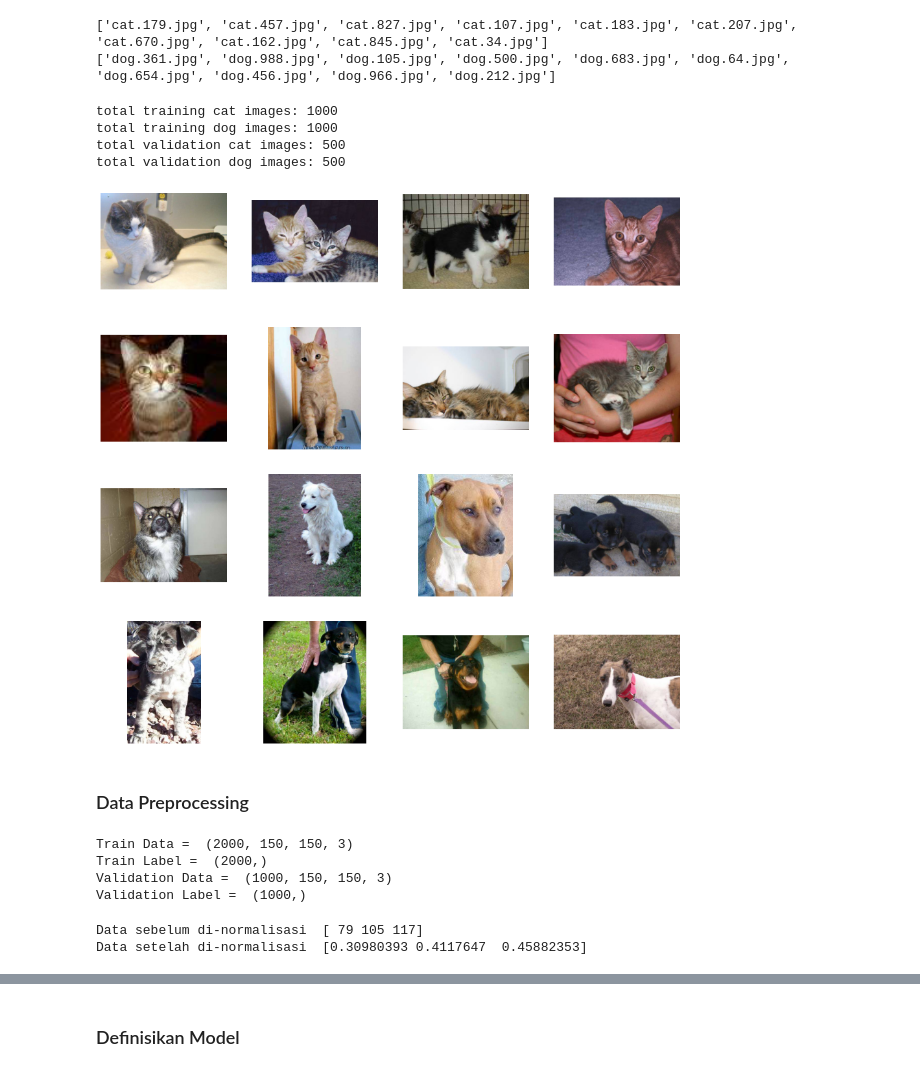
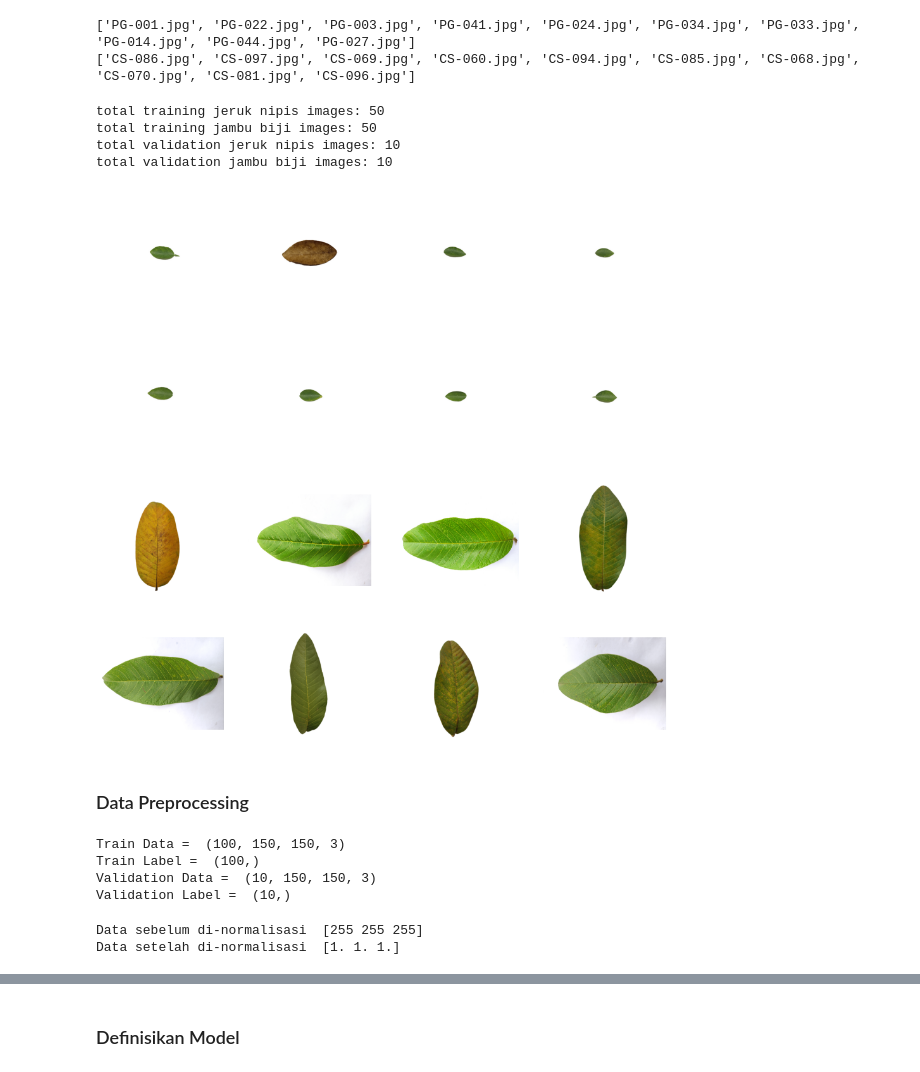
Before and after one commit to ivandwinugraha/KecerdasanBuatan, a Jupyter notebook: neural_network/neural_network.ipynb, the cells around one changed output, grey strips where cells are left out. Cells and saved outputs as stored; diff of their text form; code cells hidden in the pictures.

```diff
--- a/neural_network/neural_network.ipynb
+++ b/neural_network/neural_network.ipynb
@@ -25,67 +28,67 @@ zip_ref = zipfile.ZipFile(local_zip, 'r')
 zip_ref.extractall('/tmp')
 zip_ref.close()
 # %%
-base_dir = '/tmp/cats_and_dogs_filtered'
+base_dir = '/tmp/jambubiji_and_jeruknipis'
 
 train_dir = os.path.join(base_dir, 'train')
 validation_dir = os.path.join(base_dir, 'validation')
 
-train_cats_dir = os.path.join(train_dir, 'cats')
-train_dogs_dir = os.path.join(train_dir, 'dogs')
+train_jambubiji_dir = os.path.join(train_dir, 'Psidium Guajava_JambuBiji')
+train_jeruknipis_dir = os.path.join(train_dir, 'Citrus Aurantifolia_JerukNipis')
 
-validation_cats_dir = os.path.join(validation_dir, 'cats')
-validation_dogs_dir = os.path.join(validation_dir, 'dogs')
+validation_jeruknipis_dir = os.path.join(validation_dir, 'Citrus Aurantifolia_JerukNipis')
+validation_jambubiji_dir = os.path.join(validation_dir, 'Psidium Guajava_JambuBiji')
 # %%
 # Cek penamaan image yang ada di folder train_cats_dir dan train_dogs_dir
-print(os.listdir(train_cats_dir)[:10])
-print(os.listdir(train_dogs_dir)[:10])
+print(os.listdir(train_jambubiji_dir)[:10])
+print(os.listdir(train_jeruknipis_dir)[:10])
 # %% [output]
-['cat.179.jpg', 'cat.457.jpg', 'cat.827.jpg', 'cat.107.jpg', 'cat.183.jpg', 'cat.207.jpg', 'cat.670.jpg', 'cat.162.jpg', 'cat.845.jpg', 'cat.34.jpg']
-['dog.361.jpg', 'dog.988.jpg', 'dog.105.jpg', 'dog.500.jpg', 'dog.683.jpg', 'dog.64.jpg', 'dog.654.jpg', 'dog.456.jpg', 'dog.966.jpg', 'dog.212.jpg']
+['PG-001.jpg', 'PG-022.jpg', 'PG-003.jpg', 'PG-041.jpg', 'PG-024.jpg', 'PG-034.jpg', 'PG-033.jpg', 'PG-014.jpg', 'PG-044.jpg', 'PG-027.jpg']
+['CS-086.jpg', 'CS-097.jpg', 'CS-069.jpg', 'CS-060.jpg', 'CS-094.jpg', 'CS-085.jpg', 'CS-068.jpg', 'CS-070.jpg', 'CS-081.jpg', 'CS-096.jpg']
 # %%
 # Cek jumlah data train dan data validation
-print('total training cat images:', len(os.listdir(train_cats_dir)))
-print('total training dog images:', len(os.listdir(train_dogs_dir)))
-print('total validation cat images:', len(os.listdir(validation_cats_dir)))
-print('total validation dog images:', len(os.listdir(validation_dogs_dir)))
+print('total training jeruk nipis images:', len(os.listdir(train_jeruknipis_dir)))
+print('total training jambu biji images:', len(os.listdir(train_jambubiji_dir)))
+print('total validation jeruk nipis images:', len(os.listdir(validation_jeruknipis_dir)))
+print('total validation jambu biji images:', len(os.listdir(validation_jambubiji_dir)))
 # %% [output]
-total training cat images: 1000
-total training dog images: 1000
-total validation cat images: 500
-total validation dog images: 500
+total training jeruk nipis images: 50
+total training jambu biji images: 50
+total validation jeruk nipis images: 10
+total validation jambu biji images: 10
 # %%
 # Tampilkan 8 image per kelas dengan ukuran 4x4
 
 %matplotlib inline
 
 import matplotlib.pyplot as plt
 import matplotlib.image as mpimg
 
 nrows = 4
 ncols = 4
 
 pic_index = 0
 
 fig = plt.gcf()
 fig.set_size_inches(ncols * 4, nrows * 4)
 
 pic_index += 8
-next_cat_pix = [os.path.join(train_cats_dir, fname)
-                for fname in os.listdir(train_cats_dir)[pic_index-8:pic_index]]
-next_dog_pix = [os.path.join(train_dogs_dir, fname)
-                for fname in os.listdir(train_dogs_dir)[pic_index-8:pic_index]]
+next_jeruknipis_pix = [os.path.join(train_jeruknipis_dir, fname)
+                for fname in os.listdir(train_jeruknipis_dir)[pic_index-8:pic_index]]
+next_jambubiji_pix = [os.path.join(train_jambubiji_dir, fname)
+                for fname in os.listdir(train_jambubiji_dir)[pic_index-8:pic_index]]
 
-for i, img_path in enumerate(next_cat_pix+next_dog_pix):
+for i, img_path in enumerate(next_jeruknipis_pix+next_jambubiji_pix):
   # Set up subplot; subplot indices start at 1
   sp = plt.subplot(nrows, ncols, i + 1)
   sp.axis('Off') # Don't show axes (or gridlines)
 
   img = mpimg.imread(img_path)
   plt.imshow(img)
 
 plt.show()
 # %% [output]
-[figure, old version]
+[figure, new version]
 # %%
 import cv2
 import numpy as np
@@ -130,10 +133,10 @@ print("Train Label = ", train_label.shape)
 print("Validation Data = ", val_data.shape)
 print("Validation Label = ", val_label.shape)
 # %% [output]
-Train Data =  (2000, 150, 150, 3)
-Train Label =  (2000,)
-Validation Data =  (1000, 150, 150, 3)
-Validation Label =  (1000,)
+Train Data =  (100, 150, 150, 3)
+Train Label =  (100,)
+Validation Data =  (10, 150, 150, 3)
+Validation Label =  (10,)
 # %%
 # Normalisasi dataset
 print("Data sebelum di-normalisasi ", train_data[0][0][0])
@@ -142,8 +145,8 @@ x_train = train_data.astype('float32') / 255.0
 x_val = val_data.astype('float32') / 255.0
 print("Data setelah di-normalisasi ", x_train[0][0][0])
 # %% [output]
-Data sebelum di-normalisasi  [ 79 105 117]
-Data setelah di-normalisasi  [0.30980393 0.4117647  0.45882353]
+Data sebelum di-normalisasi  [255 255 255]
+Data setelah di-normalisasi  [1. 1. 1.]
 # %%
 # Transformasi label encoder
 from sklearn.preprocessing import LabelEncoder
```
Also changed, not shown: parts of 9 cells of this notebook.
